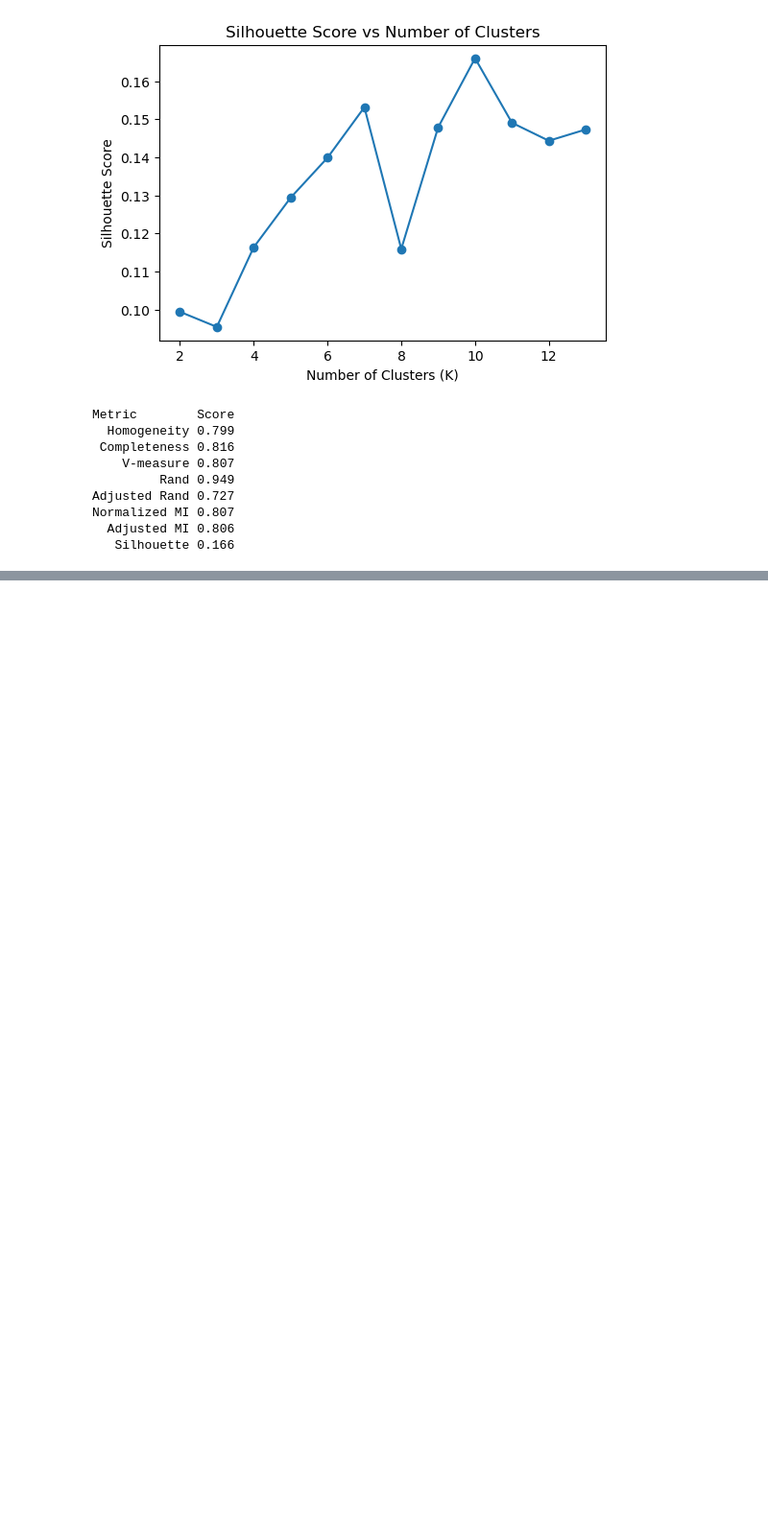
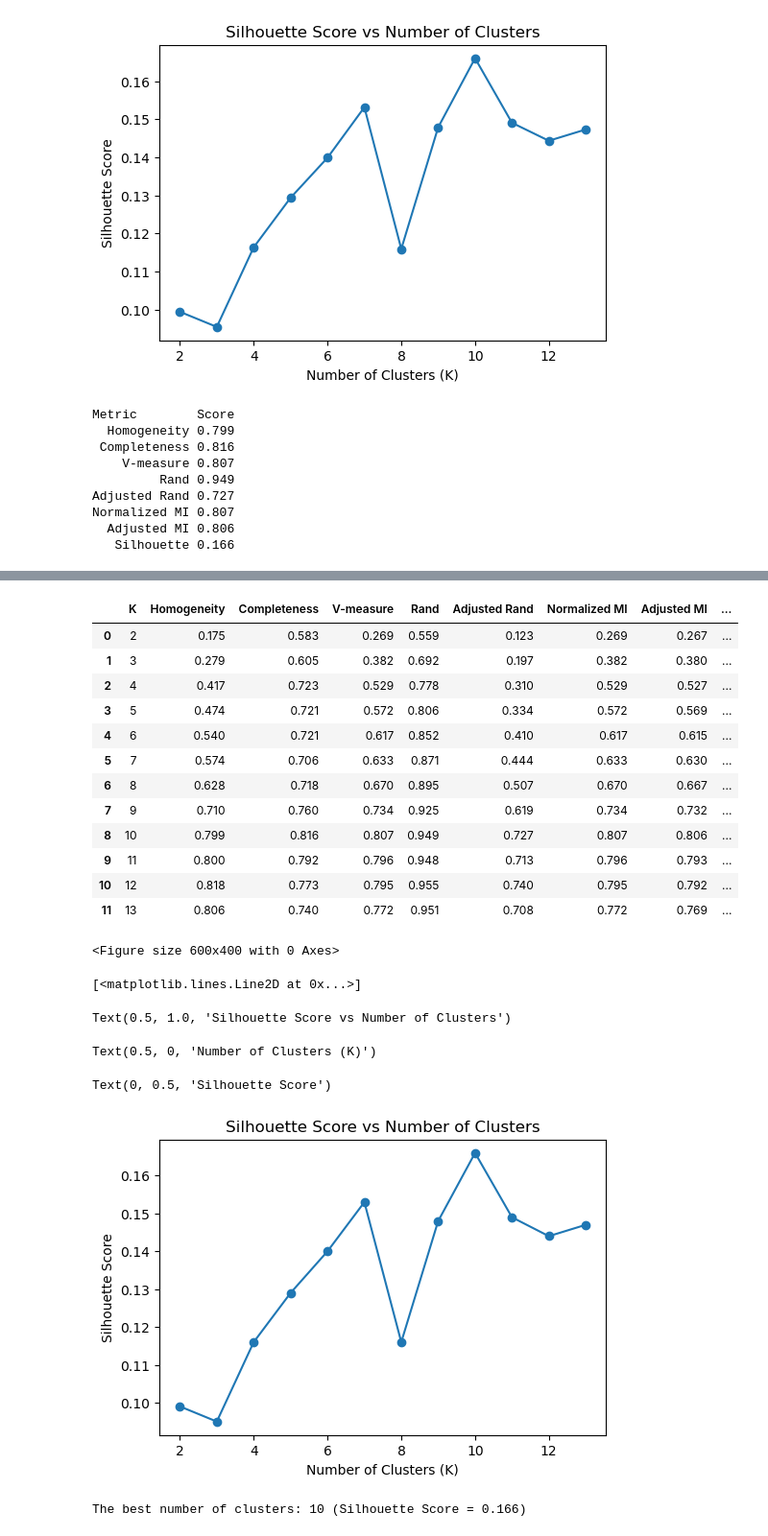
Before and after one commit to SBU-r/CIV555-FS25, a Jupyter notebook: Jupyter Notebooks/8. Clustering.ipynb, the cells around one changed output, grey strips where cells are left out. Shown at 96% size. Drawn from its saved outputs; the diff is of its cells as text; code cells hidden in the pictures; blank space fills up the shorter version.

```diff
--- a/Jupyter Notebooks/8. Clustering.ipynb
+++ b/Jupyter Notebooks/8. Clustering.ipynb
@@ -253,6 +253,8 @@ def evaluate_clustering(X, y_true, y_pred):
 
     df = pd.DataFrame(results.items(), columns=["Metric", "Score"])
     print(df.to_string(index=False, justify="left", formatters={"Score": "{:.3f}".format}))
+
+    return results
 # %% [markdown]
 ## Recognition of Writing Digits
 # %% [markdown]
@@ -691,3 +700,52 @@ Adjusted Rand 0.727
 Normalized MI 0.807
   Adjusted MI 0.806
    Silhouette 0.166
+# %%
+from sklearn.mixture import GaussianMixture
+
+range_K = range(2, 14)  # a range of K
+highest_silhouette_score = -1 # initialize silhouette score
+optimized_K = None
+opitmized_GMM = None
+optimized_labels = None
+all_metrics = [] # save all metrics calculated
+
+for k in range_K:
+    gm = GaussianMixture(
+        n_components=k,
+        init_params='k-means++',
+        random_state=0
+    ).fit(X3)
+
+    labels = gm.predict(X3)
+
+    print(f"\n=== K = {k} ===")
+    metrics_dict = evaluate_clustering(X3, y_true, labels)
+
+    # save metrics
+    record = {"K": k}
+    record.update(metrics_dict)
+    all_metrics.append(record)
+
+    # optimize K according to silhouette score
+    silhouette_score = metrics_dict["Silhouette"]
+    if silhouette_score > highest_silhouette_score:
+        highest_silhouette_score = silhouette_score
+        optimized_K = k
+        optimized_GMM = gm
+        optimized_labels = labels
+
+# Summary Table
+df_results = pd.DataFrame(all_metrics).round(3)
+print("\nSummary of clustering metrics for different K values:")
+display(df_results)
+
+# Silhouette vs K
+plt.figure(figsize=(6,4))
+plt.plot(df_results["K"], df_results["Silhouette"], marker='o')
+plt.title('Silhouette Score vs Number of Clusters')
+plt.xlabel('Number of Clusters (K)')
+plt.ylabel('Silhouette Score')
+plt.show()
+print(f"\nThe best number of clusters: {optimized_K} (Silhouette Score = {highest_silhouette_score:.3f})")
+# %% [output]
@@ -693,0 +769,20 @@ Normalized MI 0.807
+|  | K | Homogeneity | Completeness | V-measure | Rand | Adjusted Rand | Normalized MI | Adjusted MI | ... |
+| 0 | 2 | 0.175 | 0.583 | 0.269 | 0.559 | 0.123 | 0.269 | 0.267 | ... |
+| 1 | 3 | 0.279 | 0.605 | 0.382 | 0.692 | 0.197 | 0.382 | 0.380 | ... |
+| 2 | 4 | 0.417 | 0.723 | 0.529 | 0.778 | 0.310 | 0.529 | 0.527 | ... |
+| 3 | 5 | 0.474 | 0.721 | 0.572 | 0.806 | 0.334 | 0.572 | 0.569 | ... |
+| 4 | 6 | 0.540 | 0.721 | 0.617 | 0.852 | 0.410 | 0.617 | 0.615 | ... |
+| 5 | 7 | 0.574 | 0.706 | 0.633 | 0.871 | 0.444 | 0.633 | 0.630 | ... |
+| 6 | 8 | 0.628 | 0.718 | 0.670 | 0.895 | 0.507 | 0.670 | 0.667 | ... |
+| 7 | 9 | 0.710 | 0.760 | 0.734 | 0.925 | 0.619 | 0.734 | 0.732 | ... |
+| 8 | 10 | 0.799 | 0.816 | 0.807 | 0.949 | 0.727 | 0.807 | 0.806 | ... |
+| 9 | 11 | 0.800 | 0.792 | 0.796 | 0.948 | 0.713 | 0.796 | 0.793 | ... |
+| 10 | 12 | 0.818 | 0.773 | 0.795 | 0.955 | 0.740 | 0.795 | 0.792 | ... |
+| 11 | 13 | 0.806 | 0.740 | 0.772 | 0.951 | 0.708 | 0.772 | 0.769 | ... |
+<Figure size 600x400 with 0 Axes>
+[<matplotlib.lines.Line2D at 0x...>]
+Text(0.5, 1.0, 'Silhouette Score vs Number of Clusters')
+Text(0.5, 0, 'Number of Clusters (K)')
+Text(0, 0.5, 'Silhouette Score')
+[figure, added]
+The best number of clusters: 10 (Silhouette Score = 0.166)
```
Also changed, not shown: parts of 5 cells of this notebook.
